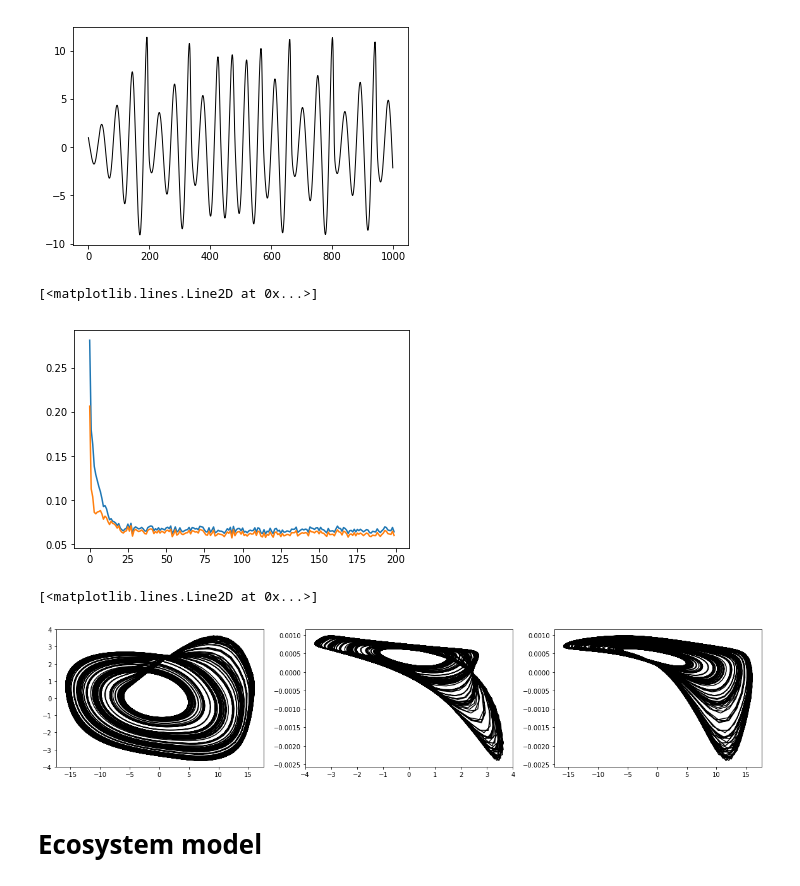
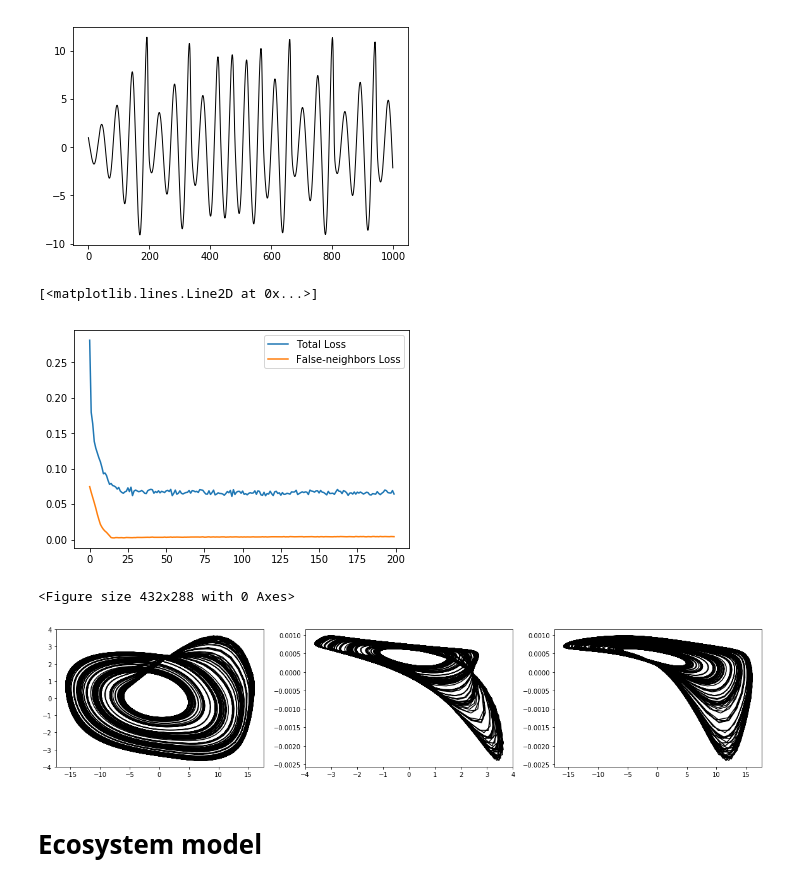
Before and after one commit to williamgilpin/fnn, a Jupyter notebook: demos.ipynb, the cells around one changed output. Saved outputs shown, nothing was run; the diff lists cells and outputs as text; code cells hidden in the pictures.

```diff
--- a/demos.ipynb
+++ b/demos.ipynb
@@ -368,58 +292,47 @@ TRAIN_TEST_SPLIT = 0.5
 MAX_EMBEDDING = 10  # the maximum embedding dimension used by network
 
 # train and test with separate experiments
-hmat_train = hankel_matrix(obs[:(SAMPLE_WINDOW+MAX_EMBEDDING)], SAMPLE_WINDOW, q=TIME_WINDOW)
-hmat_test = hankel_matrix(obs[-(SAMPLE_WINDOW+MAX_EMBEDDING):], SAMPLE_WINDOW, q=TIME_WINDOW)
-X_train = hmat_train[np.newaxis, :, :SAMPLE_WINDOW].T ## (samples, lookback, features)
-X_test = hmat_test[np.newaxis, :, :SAMPLE_WINDOW].T ## (samples, lookback, features)
+X_train = hankel_matrix(obs[:(SAMPLE_WINDOW+MAX_EMBEDDING)], SAMPLE_WINDOW, q=TIME_WINDOW)
+X_test = hankel_matrix(obs[-(SAMPLE_WINDOW+MAX_EMBEDDING):], SAMPLE_WINDOW, q=TIME_WINDOW)
 
 # standardize train and test separately
 X_train = (X_train - np.mean(X_train, 0))/np.std(X_train, 0)
 X_test = (X_test - np.mean(X_test, 0))/np.std(X_test, 0)
-# %%
-# Train model
-TRAIN_STEPS = 200
-LAMBDA_LATENT = 1e-2
-LEARNING_RATE = 1e-2
-BATCH_SIZE = 100
-
-tf.random.set_seed(0), np.random.seed(0)
-
-enc, dec = enc_dec_lstm(TIME_WINDOW, 1, MAX_EMBEDDING, rnn_opts={'activation': None, 'batch_size': BATCH_SIZE})
-opt = tf.keras.optimizers.Adam(lr=LEARNING_RATE)
-inp = tf.keras.layers.Input(shape=(TIME_WINDOW, 1))
-code = enc(inp)
-reconstruction = dec(code)
-autoencoder = tf.keras.models.Model(inputs=inp, outputs=reconstruction)
-
-autoencoder.compile(optimizer=opt,
-                    loss=loss_latent(code,
-                                     BATCH_SIZE,
-                                 lam_latent=LAMBDA_LATENT),
-                    metrics=[mse_loss],
-                    experimental_run_tf_function=False)
-
-train_history = autoencoder.fit(x=tf.convert_to_tensor(X_train),
-                                y=tf.convert_to_tensor(X_train),
-                                epochs=TRAIN_STEPS,
-                                batch_size=BATCH_SIZE,
-                                verbose=0)
-
-plt.plot(train_history.history['loss'])
-plt.plot(train_history.history['mse_loss'])
-# %% [output]
-[<matplotlib.lines.Line2D at 0x...>]
-[figure, removed]
 # %%
+# Train model
+TRAIN_STEPS = 200
+LAMBDA_LATENT = 1e-2
+LEARNING_RATE = 1e-2
+BATCH_SIZE = 100
+
+tf.random.set_seed(0), np.random.seed(0)
+
+enc, dec = enc_dec_lstm(TIME_WINDOW, 1, MAX_EMBEDDING, rnn_opts={'activation': None, 'batch_size': BATCH_SIZE})
+enc, dec, train_history = train_autoencoder(X_train,
+                             network_type='lstm',
+                             return_history=True,
+                             batch_size=BATCH_SIZE, train_time=TRAIN_STEPS,
+                             lambda_latent=LAMBDA_LATENT, learning_rate=LEARNING_RATE)
+
 %matplotlib inline
 coords_nn = enc.predict(X_test)[TIME_WINDOW:]
+plt.figure()
+plt.plot(train_history.history['loss'])
+plt.plot(np.array(train_history.history['loss']) - np.array(train_history.history['mse_loss']))
+plt.legend(["Total Loss", "False-neighbors Loss"])
+
+
+coords_nn = enc.predict(X_test)[TIME_WINDOW:]
+plt.figure()
 fig, ax = plt.subplots(nrows=1, ncols=3, figsize=(20,4))
 ax[0].plot(coords_nn[:,0], coords_nn[:,1], 'k')
 ax[1].plot(coords_nn[:,1], coords_nn[:,2], 'k')
 ax[2].plot(coords_nn[:,0], coords_nn[:,2], 'k')
 # %% [output]
 [<matplotlib.lines.Line2D at 0x...>]
-[figure, old version]
+[figure, new version]
+<Figure size 432x288 with 0 Axes>
+[figure, added]
 # %% [markdown]
 # Ecosystem model
 # %%
```
Also changed, not shown: parts of 26 cells of this notebook, 8 other files.
